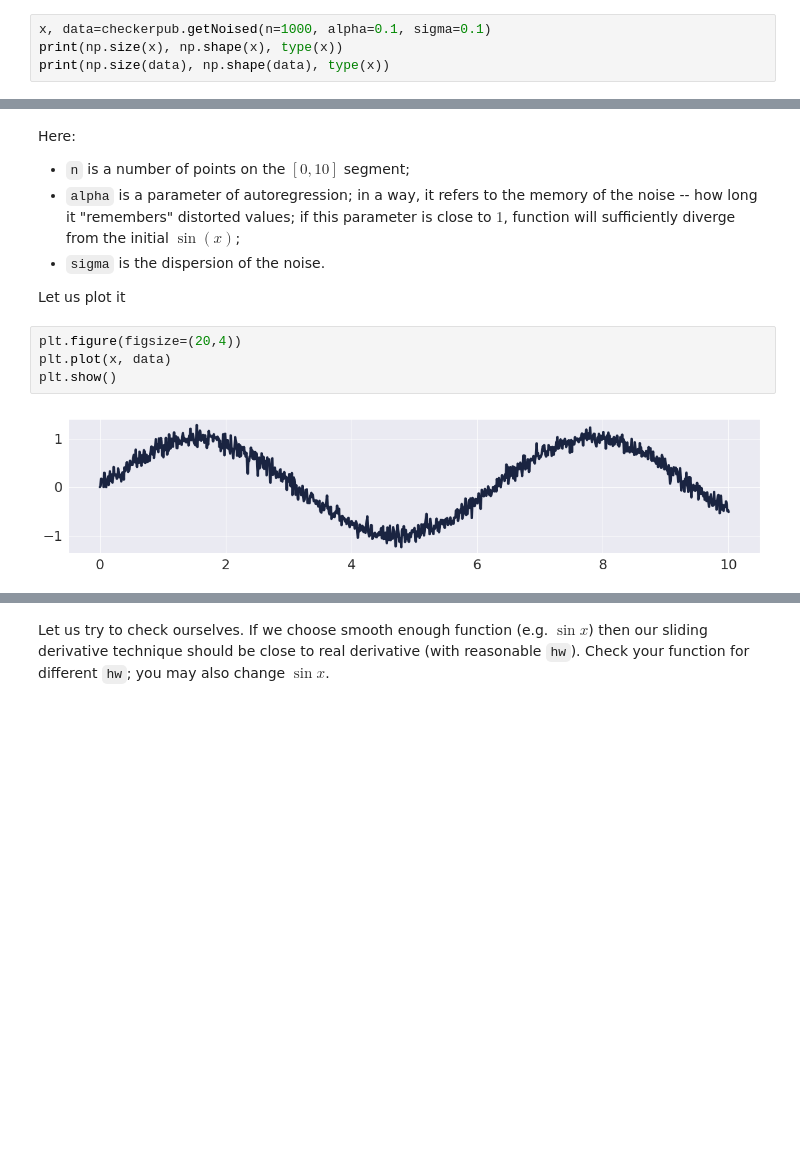
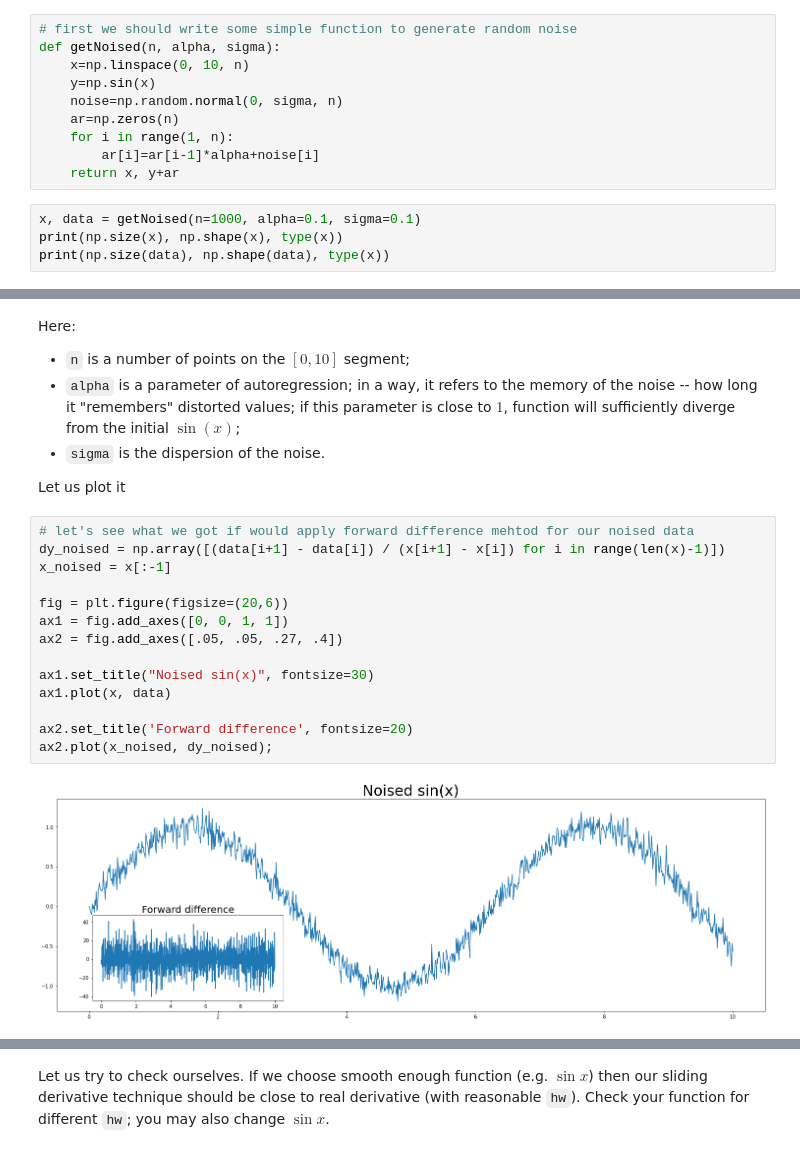
Before and after one commit to perfeus/math-for-ml, a Jupyter notebook: differentiation.ipynb, the cells around one changed output, grey strips where cells are left out. Saved outputs shown, nothing was run; the diff lists cells and outputs as text; blank space fills up the shorter version.

```diff
--- a/differentiation.ipynb
+++ b/differentiation.ipynb
@@ -286,8 +270,18 @@ ax1.legend();
 ## Task 6. Derivative of Noised function
 
 Assume that we got somehow noised $\sin(x)$ function from real-life source, e.g.:
+# %%
+# first we should write some simple function to generate random noise
+def getNoised(n, alpha, sigma):
+    x=np.linspace(0, 10, n)
+    y=np.sin(x)
+    noise=np.random.normal(0, sigma, n)
+    ar=np.zeros(n)
+    for i in range(1, n):
+        ar[i]=ar[i-1]*alpha+noise[i]
+    return x, y+ar
 # %%
-x, data=checkerpub.getNoised(n=1000, alpha=0.1, sigma=0.1)
+x, data = getNoised(n=1000, alpha=0.1, sigma=0.1)
 print(np.size(x), np.shape(x), type(x))
 print(np.size(data), np.shape(data), type(x))
 # %% [output]
@@ -299,10 +294,20 @@ Here:
 + `sigma` is the dispersion of the noise.
 
 Let us plot it
-# %%
-plt.figure(figsize=(20,4))
-plt.plot(x, data)
-plt.show()
-# %% [output]
-[figure, removed]
+# %%
+# let's see what we got if would apply forward difference mehtod for our noised data
+dy_noised = np.array([(data[i+1] - data[i]) / (x[i+1] - x[i]) for i in range(len(x)-1)])
+x_noised = x[:-1]
+
+fig = plt.figure(figsize=(20,6))
+ax1 = fig.add_axes([0, 0, 1, 1])
+ax2 = fig.add_axes([.05, .05, .27, .4])
+
+ax1.set_title("Noised sin(x)", fontsize=30)
+ax1.plot(x, data)
+
+ax2.set_title('Forward difference', fontsize=20)
+ax2.plot(x_noised, dy_noised);
+# %% [output]
+[figure, added]
 # %% [markdown]
```
Also changed, not shown: parts of 17 cells of this notebook.
